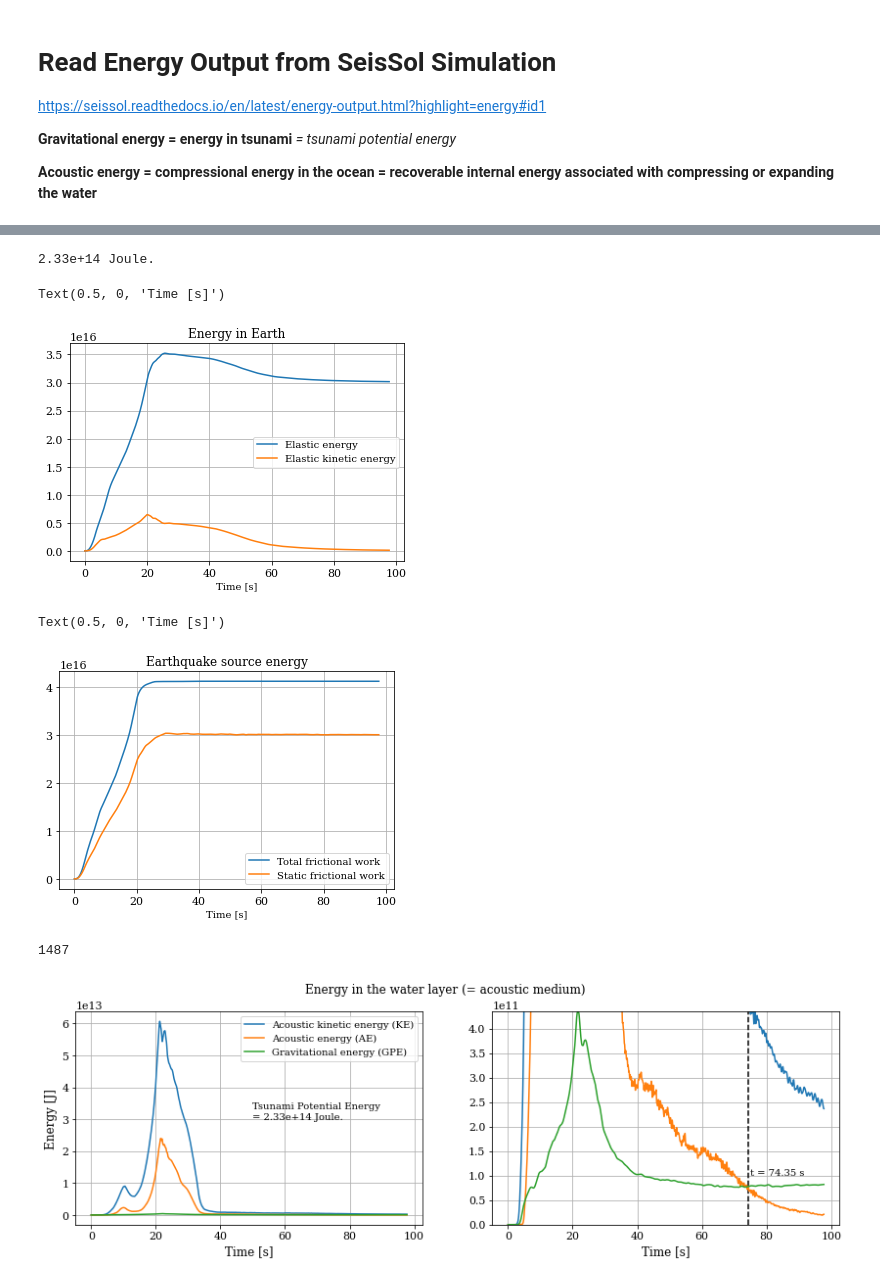
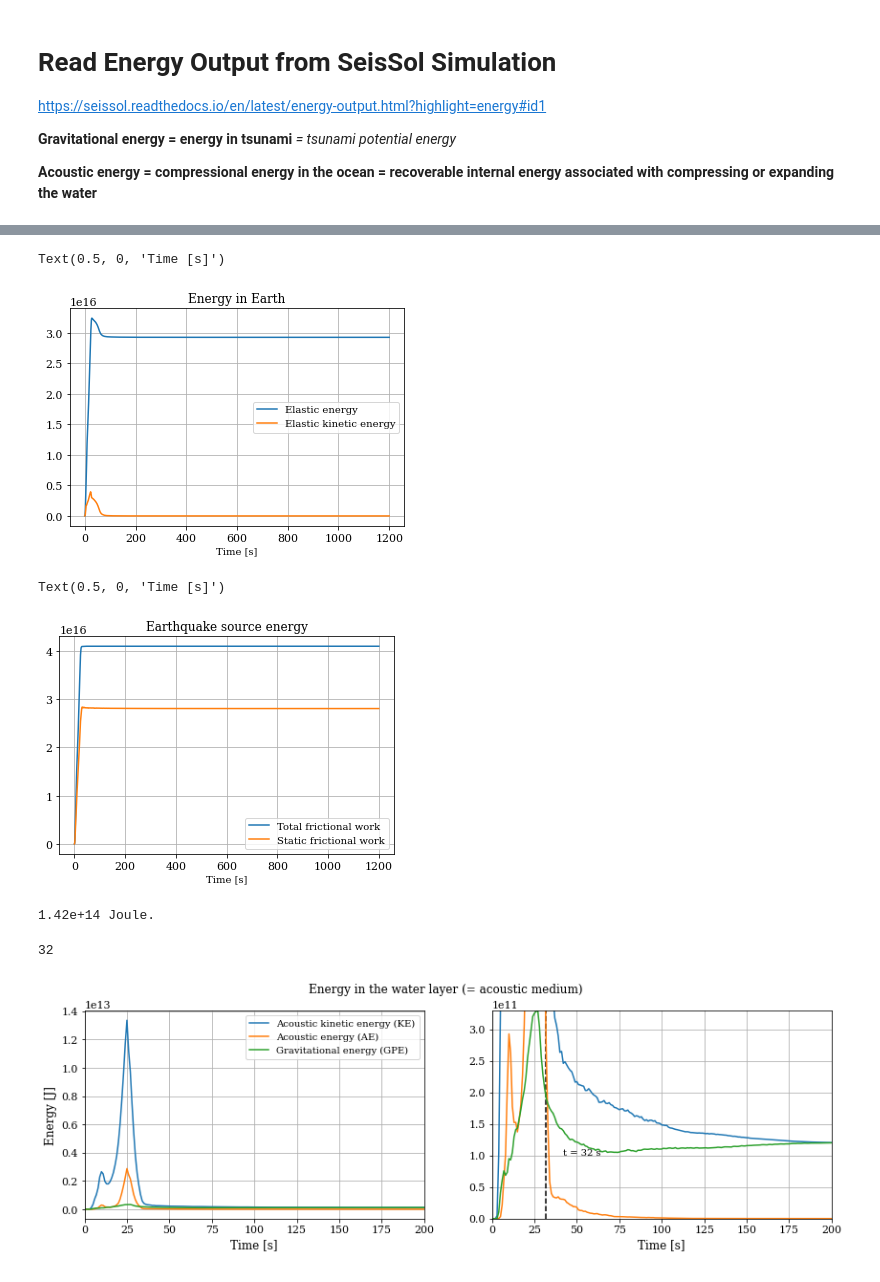
Before and after one commit to fabian-kutschera/Scripts4Processing, a Jupyter notebook: read-energy_output.ipynb, the cells around one changed output, grey strips where cells are left out. Saved outputs shown, nothing was run; the diff lists cells and outputs as text; code cells hidden in the pictures.

```diff
--- a/read-energy_output.ipynb
+++ b/read-energy_output.ipynb
@@ -15,7 +17,8 @@ plt.rcParams["font.family"] = "serif"
 plt.rc('xtick', labelsize=11)
 plt.rc('ytick', labelsize=11)
 # %%
-link = "/import/freenas-m-05-seissol/kutschera/HIWI/fully-coupled/HFFZ/output_o6_II/HFFZ_fullycp_o6_newmaster-energy.csv"
+#link = "/import/freenas-m-05-seissol/kutschera/HIWI/fully-coupled/HFFZ/output_o6_II/HFFZ_fullycp_o6_newmaster-energy.csv"
+link = "/import/freenas-m-04-students/fkutschera/simulations/HFFZ_fullycp_o4_longrun/HFFZ_full-energy.csv"
 # %%
 df = pd.read_csv(link)
 df.head()
@@ -62,10 +66,3 @@ plt.grid()
-# %%
-TsunamiPotEnergy = 0
-for i in range(len(df)):
-    TsunamiPotEnergy += df['gravitational_energy'][i]
-print("{:.2e} Joule.".format(TsunamiPotEnergy))
-# %% [output]
-2.33e+14 Joule.
 # %%
 plt.plot(df['time'],df['elastic_energy'], label='Elastic energy')
 plt.plot(df['time'],df['elastic_kinetic_energy'], label='Elastic kinetic energy')
@@ -75,7 +72,7 @@ plt.title("Energy in Earth")
 plt.xlabel('Time [s]')
 # %% [output]
 Text(0.5, 0, 'Time [s]')
-[figure, old version]
+[figure, new version]
 # %%
 plt.plot(df['time'],df['total_frictional_work'], label='Total frictional work')
 plt.plot(df['time'],df['static_frictional_work'], label='Static frictional work')
@@ -85,40 +82,50 @@ plt.title("Earthquake source energy")
 plt.xlabel('Time [s]')
 # %% [output]
 Text(0.5, 0, 'Time [s]')
-[figure, old version]
+[figure, new version]
+# %%
+# ATTENTION - probably wrong!
+TsunamiPotEnergy = 0
+for i in range(len(df)):
+    TsunamiPotEnergy += df['gravitational_energy'][i]
+print("{:.2e} Joule.".format(TsunamiPotEnergy))
+# %% [output]
+1.42e+14 Joule.
 # %%
 AE = df['acoustic_energy']
 GPE = df['gravitational_energy']
 KE = df['acoustic_kinetic_energy']
 
 fig, (ax1, ax2) = plt.subplots(1, 2, sharex=True, sharey=False)
 fig.set_figwidth(14)
 fig.suptitle("Energy in the water layer (= acoustic medium)")
 
 ax1.plot(df['time'], KE, label='Acoustic kinetic energy (KE)')
 ax1.plot(df['time'], AE, label='Acoustic energy (AE)')
 ax1.plot(df['time'], GPE, label='Gravitational energy (GPE)')
 ax1.grid()
 ax1.set_xlabel('Time [s]', fontsize=12)
 ax1.set_ylabel('Energy [J]', fontsize=12)
-ax1.text(x=50,y=3e13, s="Tsunami Potential Energy \n= {:.2e} Joule.".format(TsunamiPotEnergy), rotation=0)
+# Tsunami Potential Energy is probably wrong!
+#ax1.text(x=50,y=3e13, s="Tsunami Potential Energy \n= {:.2e} Joule.".format(TsunamiPotEnergy), rotation=0)
 ax1.legend()
 
 ax2.plot(df['time'], KE, label='Acoustic kinetic energy (KE)')
 ax2.plot(df['time'], AE, label='Acoustic energy (AE)')
 ax2.plot(df['time'], GPE, label='Gravitational energy (GPE)')
 ax2.grid()
 ax2.set_xlabel('Time [s]', fontsize=12)
 #ax2.set_ylabel('Energy [J]', fontsize=12)
 ax2.set_ylim([0,max(GPE)])
 
 idx = np.argwhere(np.diff(np.sign(AE - GPE))).flatten()
 last_index = idx[len(idx)-1]
 ax2.vlines(df['time'][last_index], 0, max(GPE), colors='k', linestyles='dashed', label="t = {} s".format(df['time'][last_index]))
 ax2.text(x=df['time'][last_index+10],y=1e11, s="t = {} s".format(df['time'][last_index]), rotation=0)
+ax2.set_xlim(0,200)
 #ax2.legend()
 
 print(idx[len(idx)-1])
 # %% [output]
-1487
+32
-[figure, old version]
+[figure, new version]
```
Also changed, not shown: parts of 5 cells of this notebook, 1 other file.
